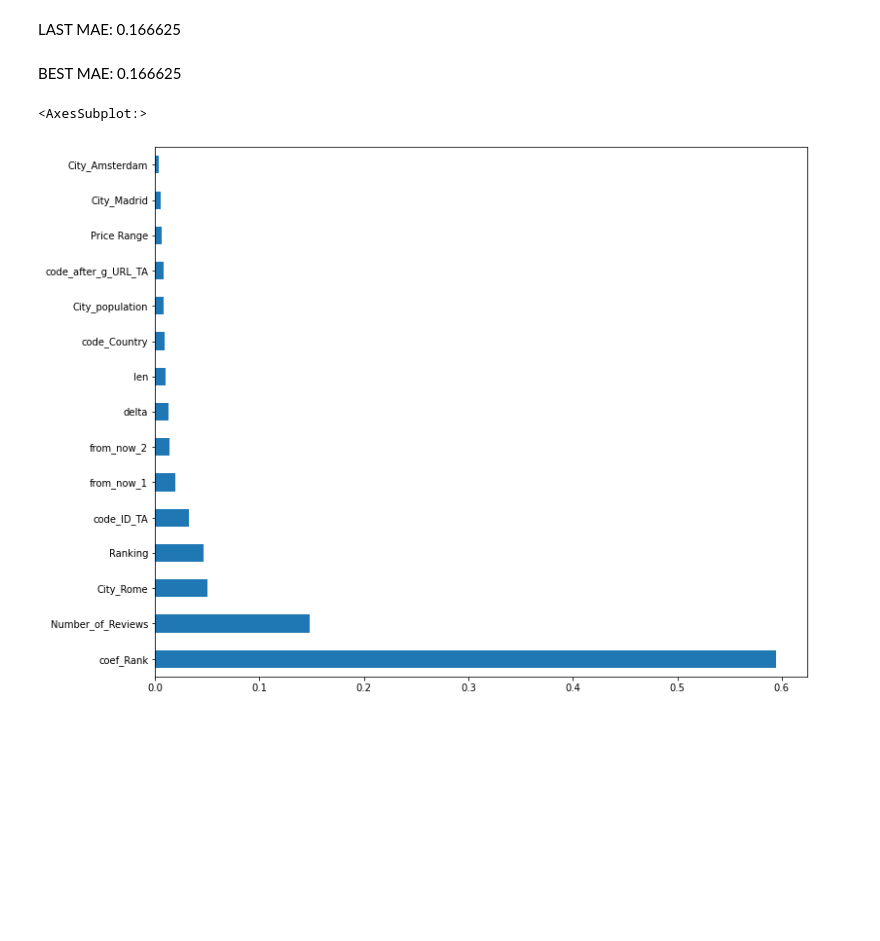
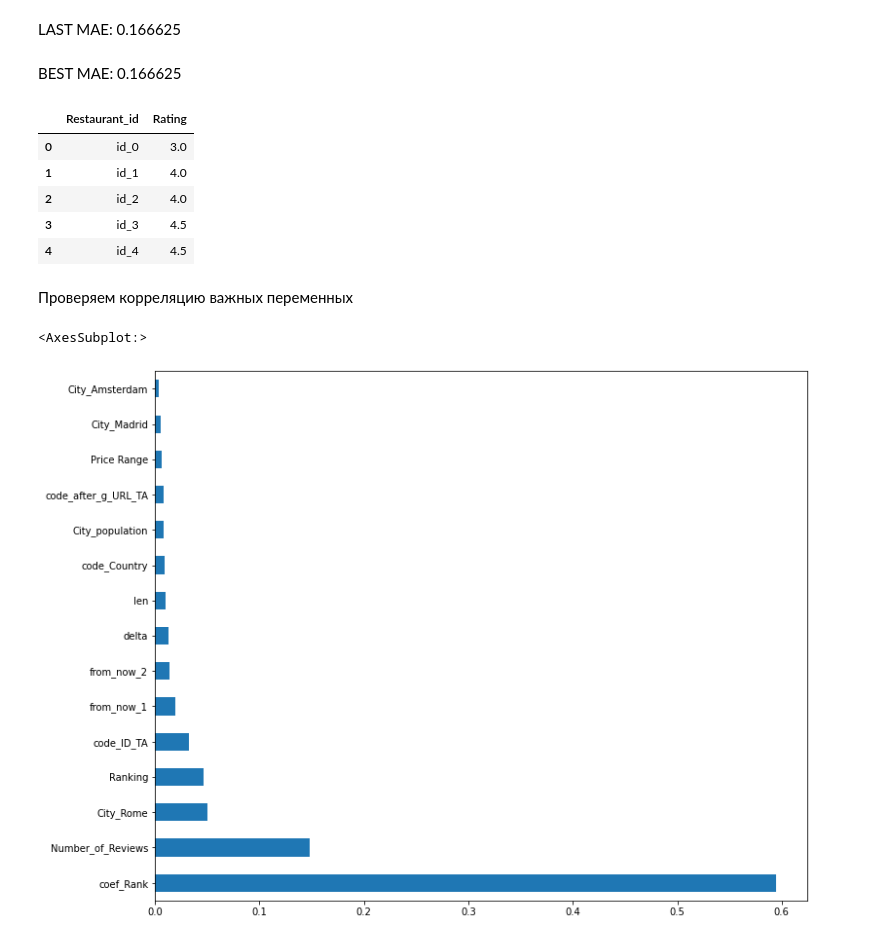
Before and after one commit to DmitriyErin109/SkillFactory, a Jupyter notebook: module_3/rds_3.ipynb, the cells around one changed output. Saved outputs shown, nothing was run; the diff lists cells and outputs as text; code cells hidden in the pictures; blank space fills up the shorter version.

```diff
--- a/module_3/rds_3.ipynb
+++ b/module_3/rds_3.ipynb
@@ -93,8 +102,9 @@ def borders_of_outliers(x): # функция поиска доверительн
 # %% [markdown]
 #### Импорт данных
 # %%
-df_train = pd.read_csv('main_task_new.csv')
-df_test = pd.read_csv('kaggle_task.csv')
+DATA_DIR = '/kaggle/input/sf-dst-restaurant-rating/'
+df_train = pd.read_csv(DATA_DIR + '/main_task.csv')
+df_test = pd.read_csv(DATA_DIR + 'kaggle_task.csv')
 # %%
 df_train['sample'] = 1  # помечаем где у нас трейн
 df_test['sample'] = 0  # помечаем где у нас тест
@@ -573,6 +583,17 @@ predictions = np.round(predictions * 2) / 2
 my_submissions = pd.DataFrame(
     {'Restaurant_id': my_submissions.values, 'Rating': predictions})
 my_submissions.to_csv('my_submissions.csv', index=False)
+# %%
+my_submissions.head()
+# %% [output]
+|  | Restaurant_id | Rating |
+| 0 | id_0 | 3.0 |
+| 1 | id_1 | 4.0 |
+| 2 | id_2 | 4.0 |
+| 3 | id_3 | 4.5 |
+| 4 | id_4 | 4.5 |
+# %% [markdown]
+Проверяем корреляцию важных переменных
 # %%
 # в RandomForestRegressor есть возможность вывести самые важные признаки для модели
 plt.rcParams['figure.figsize'] = (12,10)
```
Also changed, not shown: parts of 6 cells of this notebook.
